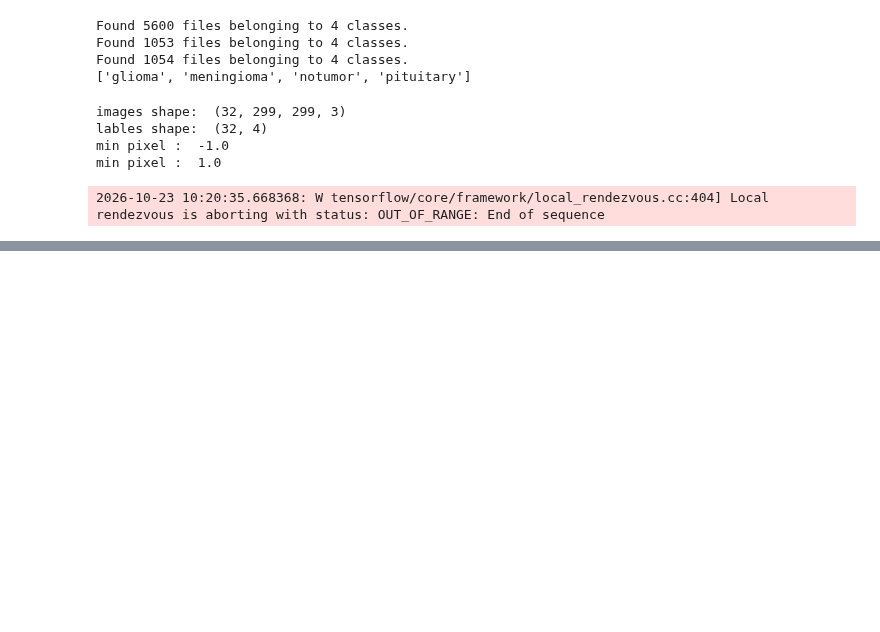
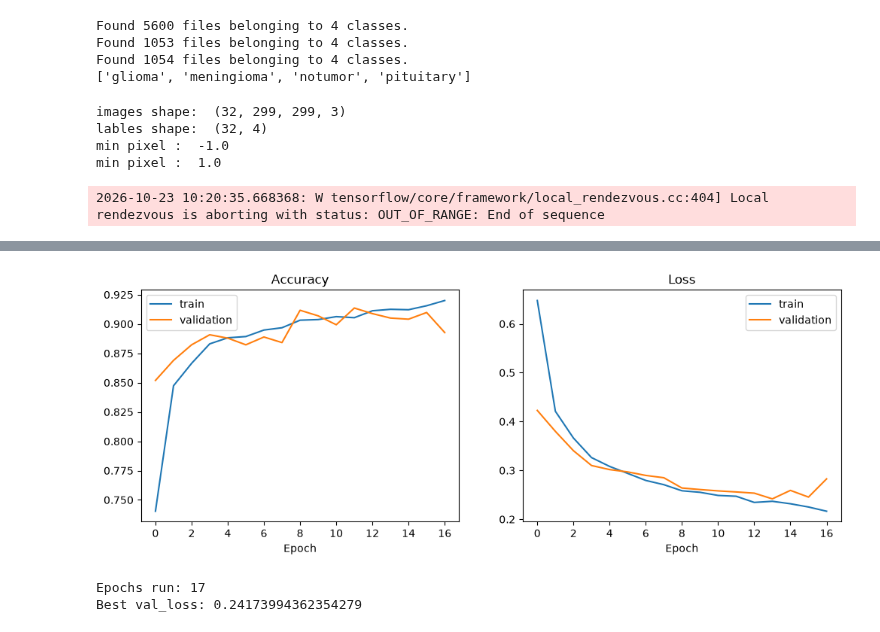
Before and after one commit to yassinmaftah/NeuroScan-AI, a Jupyter notebook: notebooks/02_classification_training.ipynb, the cells around one changed output, grey strips where cells are left out. Cells and saved outputs as stored; diff of their text form; code cells hidden in the pictures; blank space fills up the shorter version.

Commit message:
Classification: InceptionV3 feature extraction and fine-tuning (96.3% test accuracy)

```diff
--- a/notebooks/02_classification_training.ipynb
+++ b/notebooks/02_classification_training.ipynb
@@ -61,0 +107,22 @@ min pixel :  1.0
+# %%
+from tensorflow.keras.callbacks import EarlyStopping, ModelCheckpoint
+import os
+
+os.makedirs("/app/models/classification", exist_ok=True)
+early_stop = EarlyStopping(
+    monitor="val_loss",
+    patience=3,
+    restore_best_weights=True
+)
+checkpoint = ModelCheckpoint(
+    "/app/models/classification/best_feature_extraction.keras",
+    monitor="val_loss",
+    save_best_only=True
+)
+# %%
+history = model.fit(
+    train_ds,
+    validation_data=val_ds,
+    epochs=20,
+    callbacks=[early_stop,checkpoint]
+)
@@ -61,0 +164,29 @@ min pixel :  1.0
+# %%
+import matplotlib.pyplot as plt
+
+plt.figure(figsize=(12, 4))
+
+plt.subplot(1, 2, 1)
+plt.plot(history.history["accuracy"], label="train")
+plt.plot(history.history["val_accuracy"], label="validation")
+plt.title("Accuracy")
+plt.xlabel("Epoch")
+plt.legend()
+
+plt.subplot(1, 2, 2)
+plt.plot(history.history["loss"], label="train")
+plt.plot(history.history["val_loss"], label="validation")
+plt.title("Loss")
+plt.xlabel("Epoch")
+plt.legend()
+
+plt.savefig("/app/reports/training_feature_extraction.png")
+plt.show()
+# %% [output]
+[figure, added]
+# %%
+print("Epochs run:", len(history.history["val_loss"]))
+print("Best val_loss:", min(history.history["val_loss"]))
+# %% [output]
+Epochs run: 17
+Best val_loss: 0.24173994362354279
```
Also changed, not shown: parts of 18 cells of this notebook, 2 other files.
